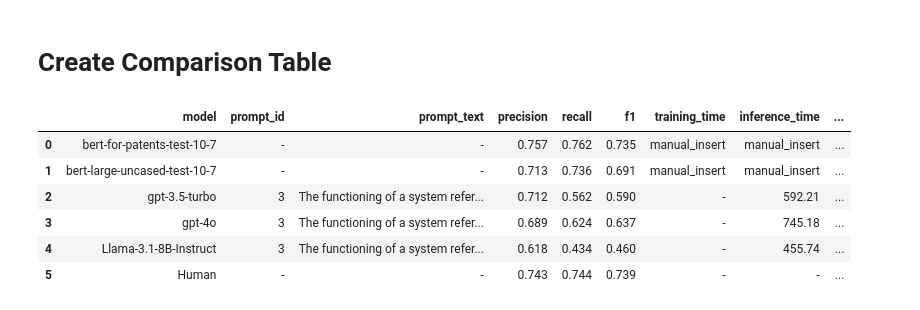
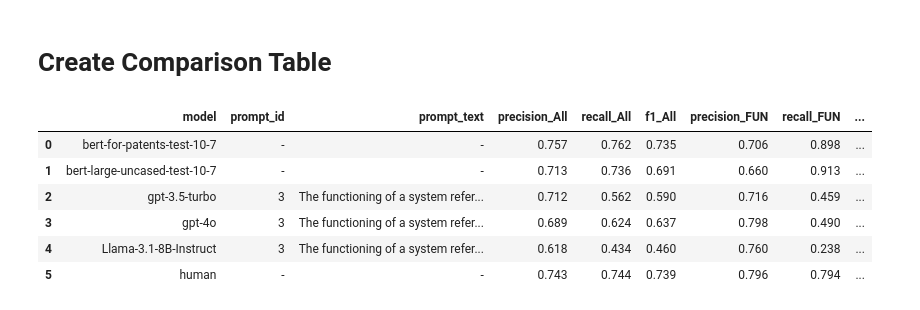
Before and after one commit to Marco-Consoloni/patent-sentence-classification, a Jupyter notebook: evaluate.ipynb, the cells around one changed output. Drawn from its saved outputs; the diff is of its cells as text; code cells hidden in the pictures.

```diff
--- a/evaluate.ipynb
+++ b/evaluate.ipynb
@@ -474,14 +396,8 @@ Probabilities: [0.88, 0.06, 0.04, 0.02]
 # %%
 import pandas as pd
 import json
-from sklearn.metrics import precision_score, recall_score, f1_score
 import os
-
-# Initialize list to store data
-data = []
-
-# Initialize averaging mode
-average = 'weighted'
+from src.utils import compute_metrics_for_label
 
 # Import prompt templates to print them in the result table
 with open("./prompting/prompt_templates.json", "r") as file:
@@ -496,6 +412,8 @@ file_paths = [
     '/home/fantoni/patent-sentence-classification/results/prompting/Llama-3.1-8B-Instruct_prompt_3.xlsx'
 ]
 
+# Compute metrics for models
+data = []
 for file_path in file_paths:
     file_name = os.path.splitext(os.path.basename(file_path))[0]  # Extract filename
     file_name_components = file_name.replace('.xlsx', '').split('_')
@@ -507,9 +425,11 @@ for file_path in file_paths:
     # 1. Compute metrics
     true_labels = result_df['sent_tag']
     predicted_labels = result_df['predicted_tag']
-    precision = f"{round(precision_score(true_labels, predicted_labels, average=average, zero_division=0), 3):.3f}"
-    recall = f"{round(recall_score(true_labels, predicted_labels, average=average, zero_division=0), 3):.3f}"
-    f1 = f"{round(f1_score(true_labels, predicted_labels, average=average, zero_division=0), 3):.3f}"
+    p_all, r_all, f1_all = compute_metrics_for_label(true_labels, predicted_labels, label='All', average='weighted')
+    p_FUN, r_FUN, f1_FUN = compute_metrics_for_label(true_labels, predicted_labels, label='FUN', average='weighted')
+    p_STR, r_STR, f1_STR = compute_metrics_for_label(true_labels, predicted_labels, label='STR', average='weighted')
+    p_MIX, r_MIX, f1_MIX = compute_metrics_for_label(true_labels, predicted_labels, label='MIX', average='weighted')
+    p_OTH, r_OTH, f1_OTH = compute_metrics_for_label(true_labels, predicted_labels, label='OTH', average='weighted')
 
     # 2. Calculate Time
     if 'elapsed_time_sec' in result_df.columns:
@@ -542,48 +462,74 @@ for file_path in file_paths:
     else:
         total_cost = '-'
 
     # Append results to data list
     data.append({
         "model": model_name,
         "prompt_id": prompt_id,
         "prompt_text": prompt_text,
-        "precision": precision,
-        "recall": recall,
-        "f1": f1,
+        "precision_All": format(p_all, ".3f"),
+        "recall_All": format(r_all, ".3f"),
+        "f1_All": format(f1_all, ".3f"),
+        "precision_FUN": format(p_FUN, ".3f"),
+        "recall_FUN": format(r_FUN, ".3f"),
+        "f1_FUN": format(f1_FUN, ".3f"),
+        "precision_STR": format(p_STR, ".3f"),
+        "recall_STR": format(r_STR, ".3f"),
+        "f1_STR": format(f1_STR, ".3f"),
+        "precision_MIX": format(p_MIX, ".3f"),
+        "recall_MIX": format(r_MIX, ".3f"),
+        "f1_MIX": format(f1_MIX, ".3f"),
+        "precision_OTH": format(p_OTH, ".3f"),
+        "recall_OTH": format(r_OTH, ".3f"),
+        "f1_OTH": format(f1_OTH, ".3f"),
         "training_time": training_time,
         "inference_time": inference_time,
         "total_cost": total_cost
     })
 
-# Compute Agreement classification metrics
+# Compute Agreement
 agreement_df = pd.read_excel('/home/fantoni/patent-sentence-classification/data/1200_agreement_All.xlsx')
 true_labels = agreement_df['sent_tag_mc']
 predicted_labels = agreement_df['sent_tag_ml']
-precision = f"{round(precision_score(true_labels, predicted_labels, average=average, zero_division=0), 3):.3f}"
-recall = f"{round(recall_score(true_labels, predicted_labels, average=average, zero_division=0), 3):.3f}"
-f1 = f"{round(f1_score(true_labels, predicted_labels, average=average, zero_division=0), 3):.3f}"
+p_all, r_all, f1_all = compute_metrics_for_label(true_labels, predicted_labels, label='All', average='weighted')
+p_FUN, r_FUN, f1_FUN = compute_metrics_for_label(true_labels, predicted_labels, label='FUN', average='weighted')
+p_STR, r_STR, f1_STR = compute_metrics_for_label(true_labels, predicted_labels, label='STR', average='weighted')
+p_MIX, r_MIX, f1_MIX = compute_metrics_for_label(true_labels, predicted_labels, label='MIX', average='weighted')
+p_OTH, r_OTH, f1_OTH = compute_metrics_for_label(true_labels, predicted_labels, label='OTH', average='weighted')
 
 # Append results to data list
 data.append({
-    "model": 'Human',
+    "model": 'human',
     "prompt_id": '-',
     "prompt_text": '-',
-    "precision": precision,
-    "recall": recall,
-    "f1": f1,
+    "precision_All": format(p_all, ".3f"),
+    "recall_All": format(r_all, ".3f"),
+    "f1_All": format(f1_all, ".3f"),
+    "precision_FUN": format(p_FUN, ".3f"),
+    "recall_FUN": format(r_FUN, ".3f"),
+    "f1_FUN": format(f1_FUN, ".3f"),
+    "precision_STR": format(p_STR, ".3f"),
+    "recall_STR": format(r_STR, ".3f"),
+    "f1_STR": format(f1_STR, ".3f"),
+    "precision_MIX": format(p_MIX, ".3f"),
+    "recall_MIX": format(r_MIX, ".3f"),
+    "f1_MIX": format(f1_MIX, ".3f"),
+    "precision_OTH": format(p_OTH, ".3f"),
+    "recall_OTH": format(r_OTH, ".3f"),
+    "f1_OTH": format(f1_OTH, ".3f"),
     "training_time": '-',
     "inference_time": '-',
     "total_cost": '-'
 })
 
 results_df = pd.DataFrame(data)
 results_df.to_excel('/home/fantoni/patent-sentence-classification/results/comparison_table_classification_new.xlsx', index=False)
 results_df
 # %% [output]
-|  | model | prompt_id | prompt_text | precision | recall | f1 | training_time | inference_time | ... |
-| 0 | bert-for-patents-test-10-7 | - | - | 0.757 | 0.762 | 0.735 | manual_insert | manual_insert | ... |
-| 1 | bert-large-uncased-test-10-7 | - | - | 0.713 | 0.736 | 0.691 | manual_insert | manual_insert | ... |
-| 2 | gpt-3.5-turbo | 3 | The functioning of a system refer... | 0.712 | 0.562 | 0.590 | - | 592.21 | ... |
-| 3 | gpt-4o | 3 | The functioning of a system refer... | 0.689 | 0.624 | 0.637 | - | 745.18 | ... |
-| 4 | Llama-3.1-8B-Instruct | 3 | The functioning of a system refer... | 0.618 | 0.434 | 0.460 | - | 455.74 | ... |
-| 5 | Human | - | - | 0.743 | 0.744 | 0.739 | - | - | ... |
+|  | model | prompt_id | prompt_text | precision_All | recall_All | f1_All | precision_FUN | recall_FUN | ... |
+| 0 | bert-for-patents-test-10-7 | - | - | 0.757 | 0.762 | 0.735 | 0.706 | 0.898 | ... |
+| 1 | bert-large-uncased-test-10-7 | - | - | 0.713 | 0.736 | 0.691 | 0.660 | 0.913 | ... |
+| 2 | gpt-3.5-turbo | 3 | The functioning of a system refer... | 0.712 | 0.562 | 0.590 | 0.716 | 0.459 | ... |
+| 3 | gpt-4o | 3 | The functioning of a system refer... | 0.689 | 0.624 | 0.637 | 0.798 | 0.490 | ... |
+| 4 | Llama-3.1-8B-Instruct | 3 | The functioning of a system refer... | 0.618 | 0.434 | 0.460 | 0.760 | 0.238 | ... |
+| 5 | human | - | - | 0.743 | 0.744 | 0.739 | 0.796 | 0.794 | ... |
```
Also changed, not shown: parts of 6 cells of this notebook, 2 other files.
